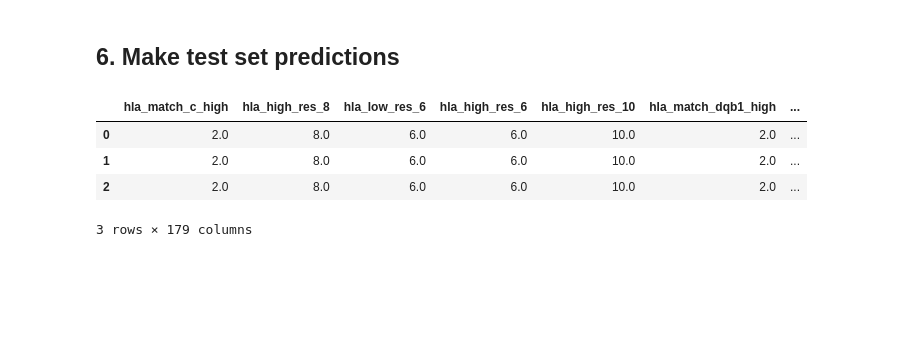
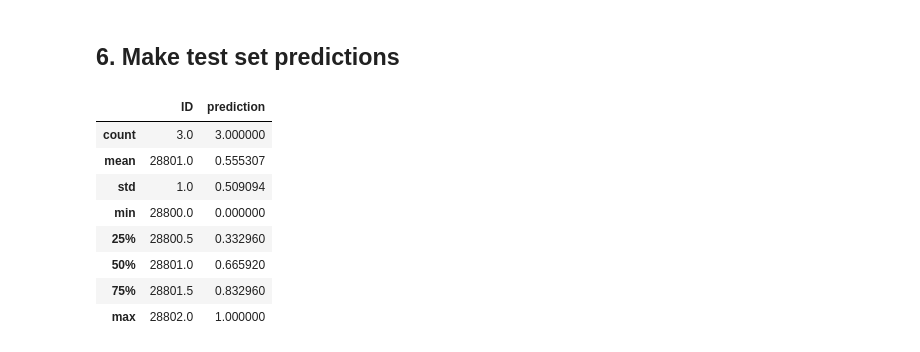
Before and after one commit to gperdrizet/HSCT_survival, a Jupyter notebook: 03-linear_regression_model.ipynb, the cells around one changed output. Saved outputs shown, nothing was run; the diff lists cells and outputs as text; code cells hidden in the pictures; blank space fills up the shorter version.

```diff
--- a/03-linear_regression_model.ipynb
+++ b/03-linear_regression_model.ipynb
@@ -144,13 +144,21 @@ Cross validation RMSE 22.91 +/- 0.28
 # %%
 testing_features_df=pd.read_parquet('./data/encoded/testing_features_df.parquet')
 ids=testing_features_df['ID']
 testing_features_df.drop('ID', axis=1, inplace=True)
 predicted_efs_time=model.predict(testing_features_df)
+scaler=MinMaxScaler()
+scaler.fit(predicted_efs_time.reshape(-1, 1))
+predicted_efs_time=scaler.transform(predicted_efs_time.reshape(-1, 1))
 
-predictions_df=pd.DataFrame.from_dict({'ID': ids, 'prediction': predicted_efs_time})
+predictions_df=pd.DataFrame.from_dict({'ID': ids, 'prediction': predicted_efs_time.flatten()})
+predictions_df.describe()
 # %% [output]
-|  | hla_match_c_high | hla_high_res_8 | hla_low_res_6 | hla_high_res_6 | hla_high_res_10 | hla_match_dqb1_high | ... |
-| 0 | 2.0 | 8.0 | 6.0 | 6.0 | 10.0 | 2.0 | ... |
-| 1 | 2.0 | 8.0 | 6.0 | 6.0 | 10.0 | 2.0 | ... |
-| 2 | 2.0 | 8.0 | 6.0 | 6.0 | 10.0 | 2.0 | ... |
+|  | ID | prediction |
+| count | 3.0 | 3.000000 |
+| mean | 28801.0 | 0.555307 |
+| std | 1.0 | 0.509094 |
+| min | 28800.0 | 0.000000 |
+| 25% | 28800.5 | 0.332960 |
+| 50% | 28801.0 | 0.665920 |
+| 75% | 28801.5 | 0.832960 |
+| max | 28802.0 | 1.000000 |
-3 rows × 179 columns
```
Also changed, not shown: parts of 1 cell of this notebook.
